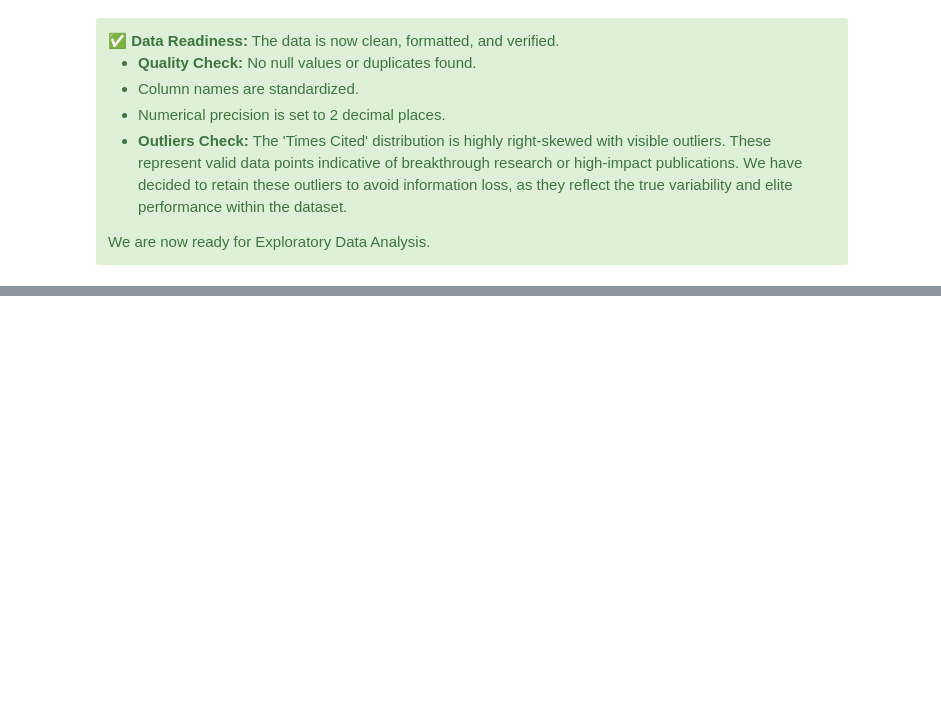
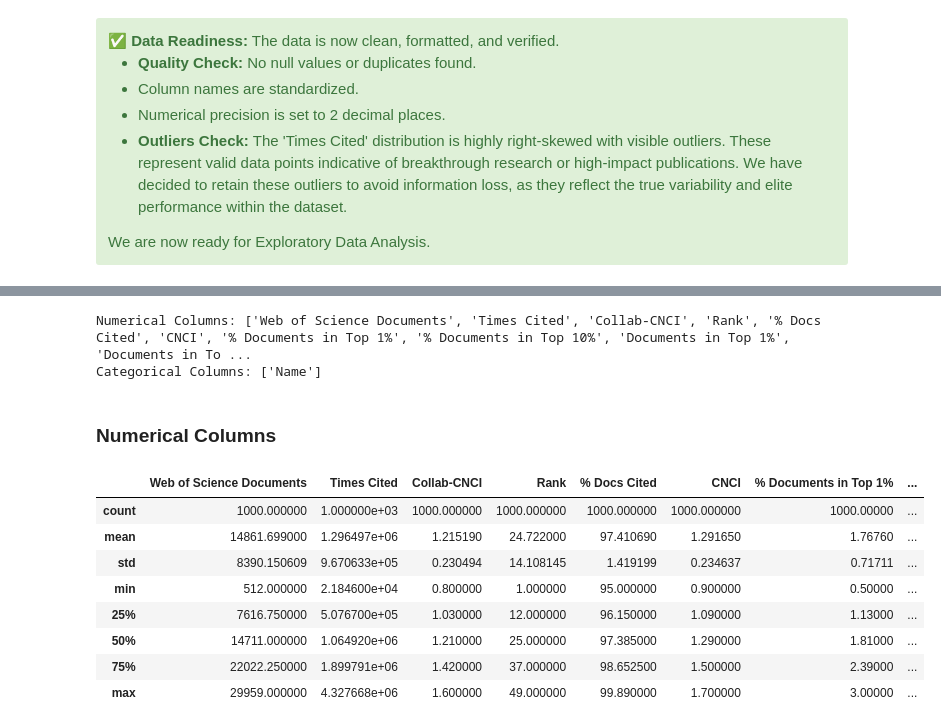
Before and after one commit to Omkar3101/iisc-eda-project, a Jupyter notebook: Research_Publications_EDA_Analysis.ipynb, the cells around one changed output, grey strips where cells are left out. Cells and saved outputs as stored; diff of their text form; code cells hidden in the pictures; blank space fills up the shorter version.

Commit message:
Started EDA : Completed Univariate Numerical Column Analysis

```diff
--- a/Research_Publications_EDA_Analysis.ipynb
+++ b/Research_Publications_EDA_Analysis.ipynb
@@ -205,0 +212,27 @@ We are now ready for Exploratory Data Analysis.
+# %%
+# Numerical columns (Numbers: int, float)
+num_cols = df.select_dtypes(include=['int64', 'float64']).columns.tolist()
+
+# Categorical columns (Text, Categories)
+cat_cols = df.select_dtypes(include=['object', 'category']).columns.tolist()
+
+print("Numerical Columns:", num_cols)
+print("Categorical Columns:", cat_cols)
+# %% [output]
+Numerical Columns: ['Web of Science Documents', 'Times Cited', 'Collab-CNCI', 'Rank', '% Docs Cited', 'CNCI', '% Documents in Top 1%', '% Documents in Top 10%', 'Documents in Top 1%', 'Documents in To ...
+Categorical Columns: ['Name']
+# %% [markdown]
+### Numerical Columns
+# %%
+#Statistical Summary of Numerical Columns
+df.describe()
+# %% [output]
+|  | Web of Science Documents | Times Cited | Collab-CNCI | Rank | % Docs Cited | CNCI | % Documents in Top 1% | ... |
+| count | 1000.000000 | 1.000000e+03 | 1000.000000 | 1000.000000 | 1000.000000 | 1000.000000 | 1000.00000 | ... |
+| mean | 14861.699000 | 1.296497e+06 | 1.215190 | 24.722000 | 97.410690 | 1.291650 | 1.76760 | ... |
+| std | 8390.150609 | 9.670633e+05 | 0.230494 | 14.108145 | 1.419199 | 0.234637 | 0.71711 | ... |
+| min | 512.000000 | 2.184600e+04 | 0.800000 | 1.000000 | 95.000000 | 0.900000 | 0.50000 | ... |
+| 25% | 7616.750000 | 5.076700e+05 | 1.030000 | 12.000000 | 96.150000 | 1.090000 | 1.13000 | ... |
+| 50% | 14711.000000 | 1.064920e+06 | 1.210000 | 25.000000 | 97.385000 | 1.290000 | 1.81000 | ... |
+| 75% | 22022.250000 | 1.899791e+06 | 1.420000 | 37.000000 | 98.652500 | 1.500000 | 2.39000 | ... |
+| max | 29959.000000 | 4.327668e+06 | 1.600000 | 49.000000 | 99.890000 | 1.700000 | 3.00000 | ... |
```
Also changed, not shown: parts of 2 cells of this notebook.
